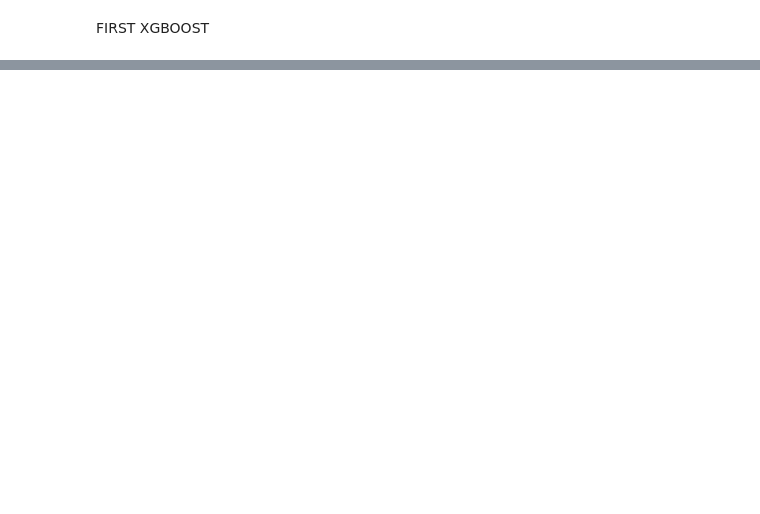
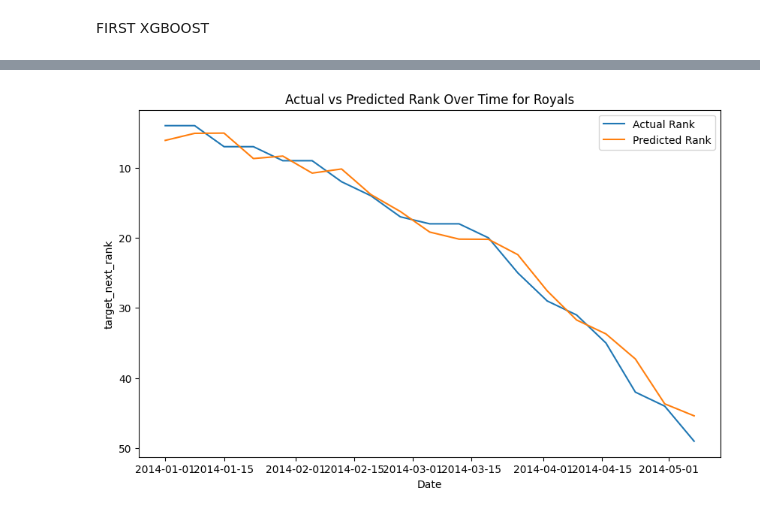
Before and after one commit to mrcl-w/Application-of-machine-learning-in-predicting-the-success-of-music-tracks., a Jupyter notebook: ML/Forecast/xgboost_baseline.ipynb, the cells around one changed output, grey strips where cells are left out. Saved outputs shown, nothing was run; the diff lists cells and outputs as text; code cells hidden in the pictures; blank space fills up the shorter version.

```diff
--- a/ML/Forecast/xgboost_baseline.ipynb
+++ b/ML/Forecast/xgboost_baseline.ipynb
@@ -18,8 +24,9 @@ data.head()
 5 rows × 28 columns
 # %%
 # Currently reduce audio features to the most important ones based on feature importance from previous classification model, to see if it improves forecasting performance. Will experiment with adding more features later.
+all_audio_features = ['Instrumentalness', 'Danceability', 'Acousticness', 'Duration_ms', 'Energy', 'Valence', 'Loudness', 'Speechiness', 'Key', 'Mode', 'Time_signature']
 audio_features = ['Instrumentalness', 'Danceability', 'Acousticness', 'Duration_ms', 'Energy', 'Valence']
-all_features = ['Date', 'Song', 'Artist', 'Rank', 'Last Week', 'Weeks in Charts', 'Normalized Title', 'rank_change', 'rolling_avg_4_weeks', 'rolling_avg_all_time', 'rolling_std_4_weeks', 'rolling_std_all_time', 'target_next_rank'] + audio_features
+all_features = ['Date', 'Song', 'Artist', 'Rank', 'Last Week', 'Weeks in Charts', 'Normalized Title', 'rank_change', 'rolling_avg_4_weeks', 'rolling_avg_all_time', 'rolling_std_4_weeks', 'rolling_std_all_time', 'target_next_rank'] + all_audio_features
 # %%
 data = data[all_features]
 # %%
@@ -53,6 +61,11 @@ features = [
     'Rank',
     'Last Week',
     'Weeks in Charts',
+    'rank_change',
+    'rolling_avg_4_weeks',
+    'rolling_avg_all_time',
+    'rolling_std_4_weeks',
+    'rolling_std_all_time'
 ] + audio_features
 # %%
 y = data['target_next_rank']
@@ -66,3 +79,5 @@ model = XGBRegressor(
     colsample_bytree=0.8,
     random_state=42
 )
+# %%
+model.fit(X, y)
@@ -68,0 +133,8 @@ model = XGBRegressor(
+# %%
+#Check model RMSE on the test set
+from sklearn.metrics import mean_squared_error
+X_test = test_data[features]
+y_test = test_data['target_next_rank']
+y_pred = model.predict(X_test)
+rmse = np.sqrt(mean_squared_error(y_test, y_pred))
+print(f"Test RMSE: {rmse}")
@@ -68,0 +164,10 @@ model = XGBRegressor(
+# %%
+#put y_pred back into the test_data for easier plotting
+
+#plot example song placement with actual vs predicted rank
+
+#plot example song placement with actual vs predicted rank
+
+plot_song_prediction_comparison(test_data, 'Royals', y_pred)
+# %% [output]
+[figure, added]
```
Also changed, not shown: parts of 8 cells of this notebook, 1 other file.
